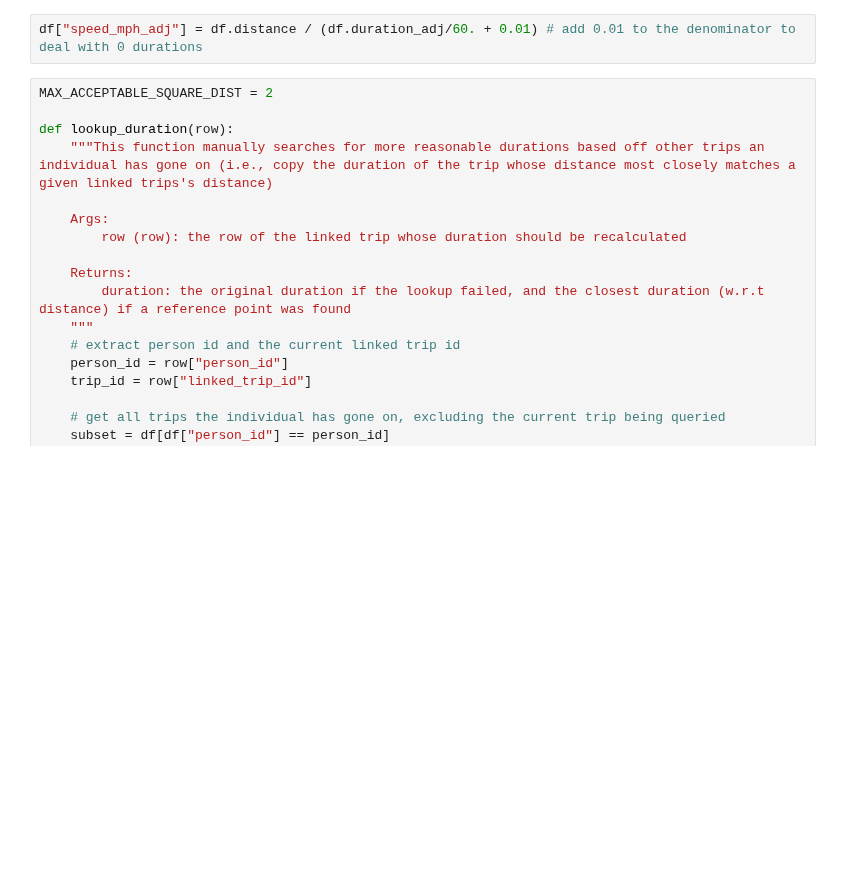
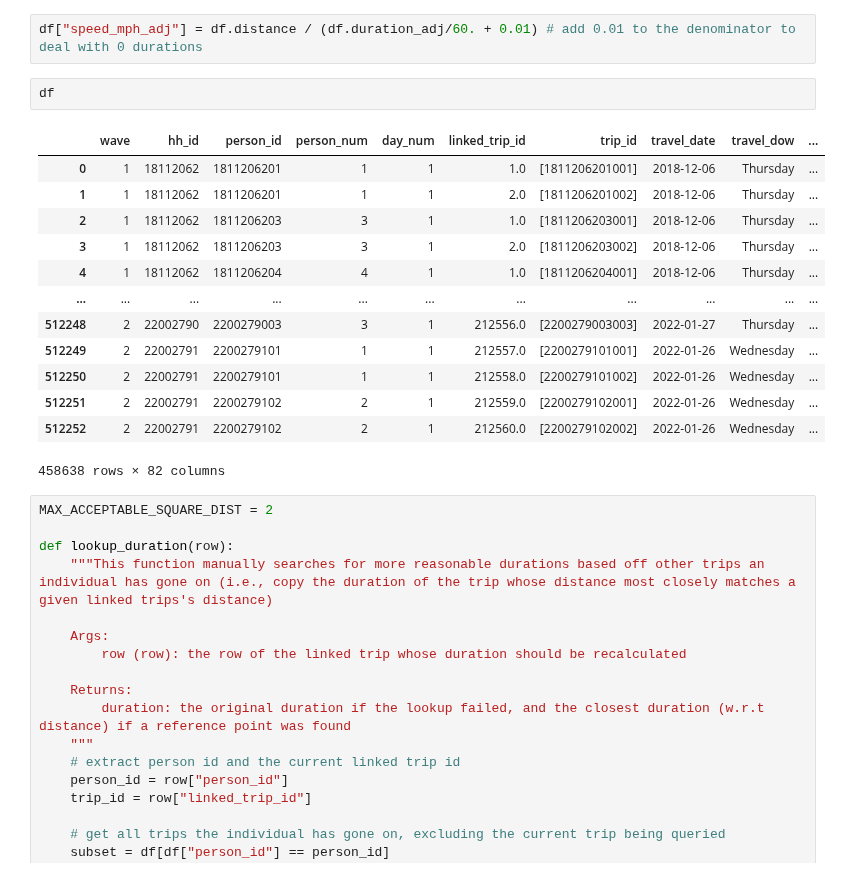
Before and after one commit to Metropolitan-Council/vmt-mode-shift-study, a Jupyter notebook: data_processing/Clean and Decode TBI.ipynb, the cells around one changed output. Cells and saved outputs as stored; diff of their text form; blank space fills up the shorter version.

```diff
--- a/data_processing/Clean and Decode TBI.ipynb
+++ b/data_processing/Clean and Decode TBI.ipynb
@@ -672,6 +672,22 @@ max        1439.000000
 Name: duration_adj, dtype: float64
 # %%
 df["speed_mph_adj"] = df.distance / (df.duration_adj/60. + 0.01) # add 0.01 to the denominator to deal with 0 durations
+# %%
+df
+# %% [output]
+|  | wave | hh_id | person_id | person_num | day_num | linked_trip_id | trip_id | travel_date | travel_dow | ... |
+| 0 | 1 | 18112062 | 1811206201 | 1 | 1 | 1.0 | [1811206201001] | 2018-12-06 | Thursday | ... |
+| 1 | 1 | 18112062 | 1811206201 | 1 | 1 | 2.0 | [1811206201002] | 2018-12-06 | Thursday | ... |
+| 2 | 1 | 18112062 | 1811206203 | 3 | 1 | 1.0 | [1811206203001] | 2018-12-06 | Thursday | ... |
+| 3 | 1 | 18112062 | 1811206203 | 3 | 1 | 2.0 | [1811206203002] | 2018-12-06 | Thursday | ... |
+| 4 | 1 | 18112062 | 1811206204 | 4 | 1 | 1.0 | [1811206204001] | 2018-12-06 | Thursday | ... |
+| ... | ... | ... | ... | ... | ... | ... | ... | ... | ... | ... |
+| 512248 | 2 | 22002790 | 2200279003 | 3 | 1 | 212556.0 | [2200279003003] | 2022-01-27 | Thursday | ... |
+| 512249 | 2 | 22002791 | 2200279101 | 1 | 1 | 212557.0 | [2200279101001] | 2022-01-26 | Wednesday | ... |
+| 512250 | 2 | 22002791 | 2200279101 | 1 | 1 | 212558.0 | [2200279101002] | 2022-01-26 | Wednesday | ... |
+| 512251 | 2 | 22002791 | 2200279102 | 2 | 1 | 212559.0 | [2200279102001] | 2022-01-26 | Wednesday | ... |
+| 512252 | 2 | 22002791 | 2200279102 | 2 | 1 | 212560.0 | [2200279102002] | 2022-01-26 | Wednesday | ... |
+458638 rows × 82 columns
 # %%
 MAX_ACCEPTABLE_SQUARE_DIST = 2
 
```
Also changed, not shown: parts of 18 cells of this notebook, 1 other file.
